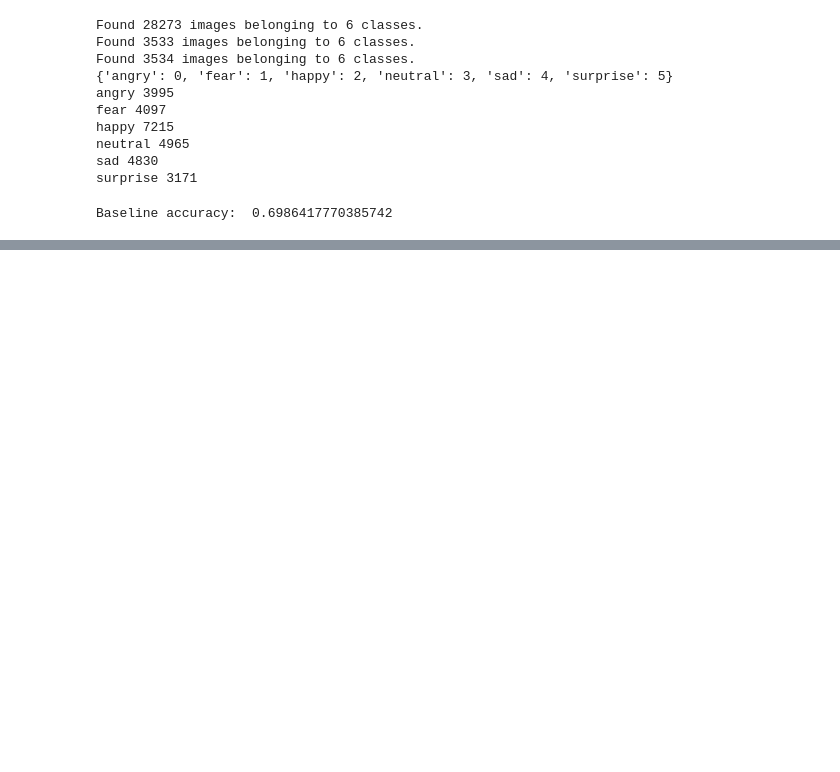
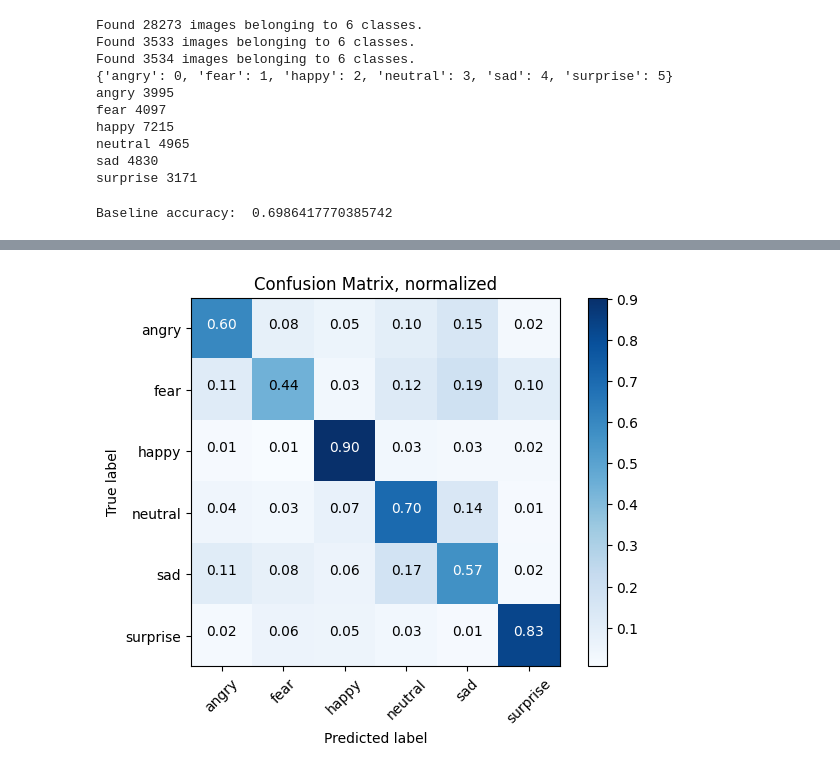
Before and after one commit to Myjoyysr/temp_ros2_sop_model, a Jupyter notebook: fer2013_model_pruning.ipynb, the cells around one changed output, grey strips where cells are left out. Saved outputs shown, nothing was run; the diff lists cells and outputs as text; code cells hidden in the pictures; blank space fills up the shorter version.

```diff
--- a/fer2013_model_pruning.ipynb
+++ b/fer2013_model_pruning.ipynb
@@ -213,0 +283,7 @@ WARNING:tensorflow:No training configuration found in the save file, so the mode
+# %%
+#plot
+plt.figure()
+plot_cm(cm1,classes,True)
+plt.show()
+# %% [output]
+[figure, added]
```
Also changed, not shown: parts of 7 cells of this notebook, 1 other file.
